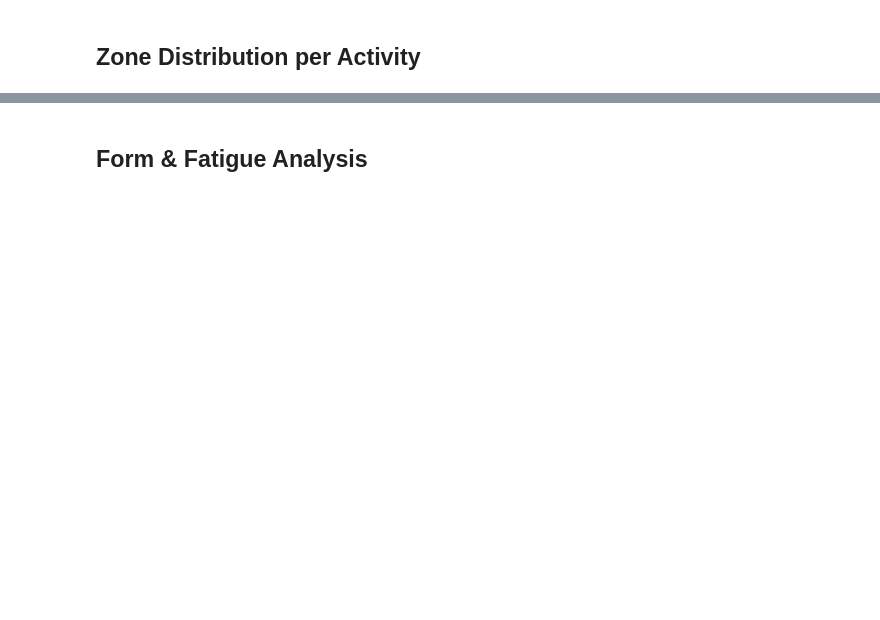
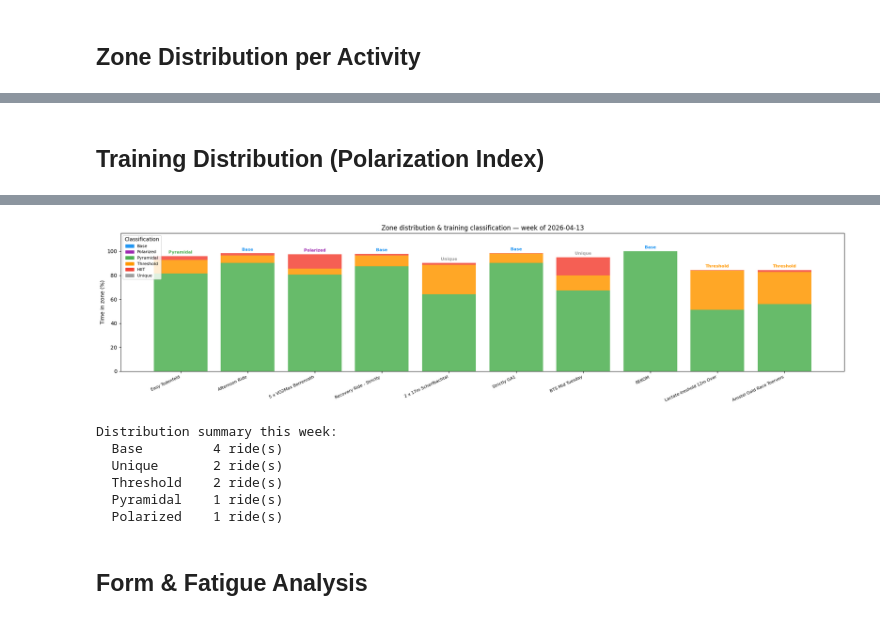
Before and after one commit to rbrands/intervals-icu-sync, a Jupyter notebook: notebooks/week_summary.ipynb, the cells around one changed output, grey strips where cells are left out. Saved outputs shown, nothing was run; the diff lists cells and outputs as text; code cells hidden in the pictures; blank space fills up the shorter version.

```diff
--- a/notebooks/week_summary.ipynb
+++ b/notebooks/week_summary.ipynb
@@ -159,0 +163,72 @@ if n > 0:
+# %% [markdown]
+## Training Distribution (Polarization Index)
+# %%
+import matplotlib.pyplot as plt
+import matplotlib.patches as mpatches
+
+dist_df = df[["date", "name", "polarization_index", "training_distribution", "training_distribution_reason",
+              "z1_z2_pct", "z3_z4_pct", "z5_plus_pct"]].dropna(subset=["training_distribution"])
+
+# --- Table: label + reason per ride ---
+if not dist_df.empty:
+    display(dist_df.rename(columns={
+        "date": "Date",
+        "name": "Activity",
+        "polarization_index": "PI",
+        "training_distribution": "Label",
+        "training_distribution_reason": "Reason",
+        "z1_z2_pct": "Z1+2 %",
+        "z3_z4_pct": "Z3+4 %",
+        "z5_plus_pct": "Z5+ %",
+    }).set_index("Date"))
+
+    # --- Bar chart: stacked zone distribution coloured by label ---
+    LABEL_COLORS = {
+        "Base":       "#2196f3",
+        "Polarized":  "#9c27b0",
+        "Pyramidal":  "#4caf50",
+        "Threshold":  "#ff9800",
+        "HIIT":       "#f44336",
+        "Unique":     "#9e9e9e",
+    }
+
+    labels = dist_df["training_distribution"].tolist()
+    names  = [str(n)[:25] for n in dist_df["name"].tolist()]
+    z1z2   = dist_df["z1_z2_pct"].tolist()
+    z34    = dist_df["z3_z4_pct"].tolist()
+    z5p    = dist_df["z5_plus_pct"].tolist()
+    colors = [LABEL_COLORS.get(l, "#9e9e9e") for l in labels]
+
+    x = range(len(names))
+    fig, ax = plt.subplots(figsize=(max(8, 2 * len(names)), 5))
+    bars1 = ax.bar(x, z1z2, label="Z1+2", color="#4caf50", alpha=0.85)
+    bars2 = ax.bar(x, z34,  bottom=z1z2, label="Z3+4", color="#ff9800", alpha=0.85)
+    bars3 = ax.bar(x, z5p,  bottom=[a + b for a, b in zip(z1z2, z34)], label="Z5+", color="#f44336", alpha=0.85)
+
+    # Annotate label above each bar group
+    for i, (lbl, col) in enumerate(zip(labels, colors)):
+        total = z1z2[i] + z34[i] + z5p[i]
+        ax.text(i, total + 1.5, lbl, ha="center", va="bottom", fontsize=8,
+                fontweight="bold", color=col)
+
+    ax.set_xticks(list(x))
+    ax.set_xticklabels(names, rotation=25, ha="right", fontsize=8)
+    ax.set_ylabel("Time in zone (%)")
+    ax.set_ylim(0, 115)
+    ax.set_title(f"Zone distribution & training classification — week of {data.get('week_starting', '')}")
+    ax.legend(loc="upper right")
+
+    # Legend patches for classification colours
+    patches = [mpatches.Patch(color=c, label=l) for l, c in LABEL_COLORS.items()]
+    ax.legend(handles=patches, loc="upper left", fontsize=8, title="Classification")
+
+    plt.tight_layout()
+    plt.show()
+
+    # --- Summary: how many rides per label this week ---
+    print("\nDistribution summary this week:")
+    for lbl, cnt in dist_df["training_distribution"].value_counts().items():
+        print(f"  {lbl:<12} {cnt} ride(s)")
+else:
+    print("No training_distribution data available — run prepare_activities_for_coach.py first.")
+# %% [output]
@@ -160,3 +247,10 @@ if n > 0:
+[figure, added]
+Distribution summary this week:
+  Base         4 ride(s)
+  Unique       2 ride(s)
+  Threshold    2 ride(s)
+  Pyramidal    1 ride(s)
+  Polarized    1 ride(s)
 # %% [markdown]
 ## Form & Fatigue Analysis
 # %%
```
Also changed, not shown: parts of 9 cells of this notebook, 4 other files.
